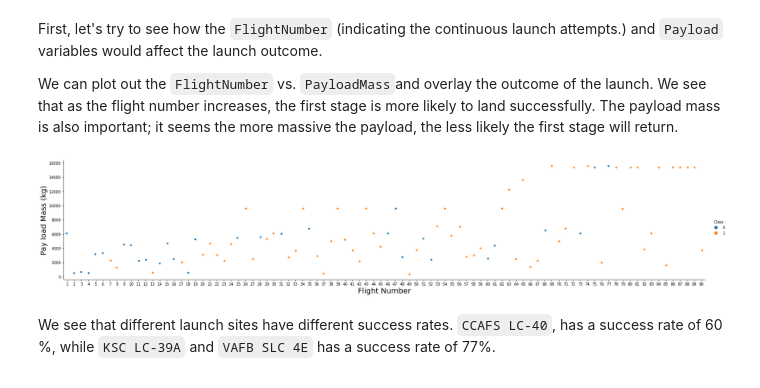
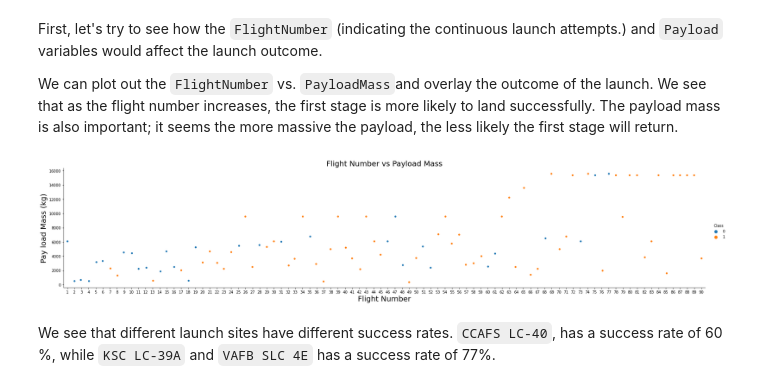
Before and after one commit to nick-gauntlett/Capstone-Project, a Jupyter notebook: Capstone project EDA Data Visualisation.ipynb, the cells around one changed output. Saved outputs shown, nothing was run; the diff lists cells and outputs as text; code cells hidden in the pictures.

```diff
--- a/Capstone project EDA Data Visualisation.ipynb
+++ b/Capstone project EDA Data Visualisation.ipynb
@@ -69,11 +69,12 @@ First, let's try to see how the `FlightNumber` (indicating the continuous launch
 We can plot out the <code>FlightNumber</code> vs. <code>PayloadMass</code>and overlay the outcome of the launch. We see that as the flight number increases, the first stage is more likely to land successfully. The payload mass is also important; it seems the more massive the payload, the less likely the first stage will return.
 # %%
 sns.catplot(y="PayloadMass", x="FlightNumber", hue="Class", data=df, aspect = 5)
+plt.title("Flight Number vs Payload Mass", fontsize=20)
 plt.xlabel("Flight Number",fontsize=20)
 plt.ylabel("Pay load Mass (kg)",fontsize=20)
 plt.show()
 # %% [output]
-[figure, old version]
+[figure, new version]
 # %% [markdown]
 We see that different launch sites have different success rates.  <code>CCAFS LC-40</code>, has a success rate of 60 %, while  <code>KSC LC-39A</code> and <code>VAFB SLC 4E</code> has a success rate of 77%.
 # %% [markdown]
```
Also changed, not shown: parts of 6 cells of this notebook.
